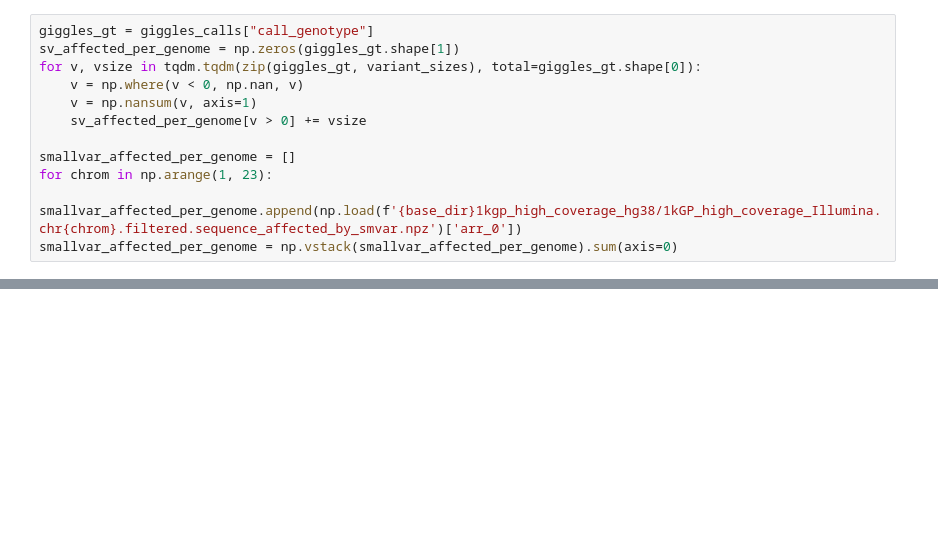
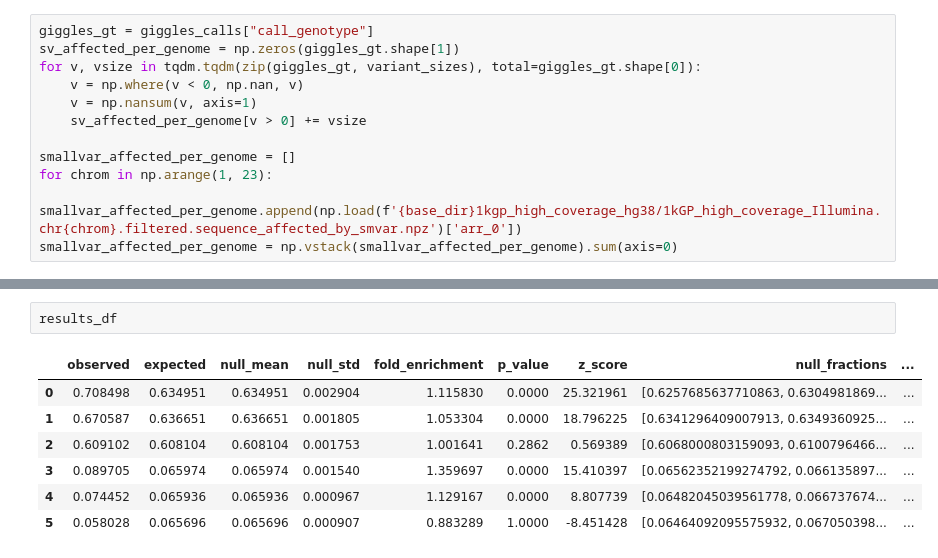
Before and after one commit to AkeyLab/sv_review, a Jupyter notebook: reanalyze_svs.ipynb, the cells around one changed output, grey strips where cells are left out. Saved outputs shown, nothing was run; the diff lists cells and outputs as text; blank space fills up the shorter version.

```diff
--- a/reanalyze_svs.ipynb
+++ b/reanalyze_svs.ipynb
@@ -1966,3 +2217,13 @@ Testing enrichment in Segmental Duplications...
 Segmental Duplications COMPLEX  25372  0.089705  0.065974         1.359697 15.410397   0.0000                 0.0         True
 Segmental Duplications     DEL  65720  0.074452  0.065936         1.129167  8.807739   0.0000                 0.0         True
 Segmental Duplications     INS  74705  0.058028  0.065696         0.883289 -8.451428   1.0000                 1.0        False
+# %%
+results_df
+# %% [output]
+|  | observed | expected | null_mean | null_std | fold_enrichment | p_value | z_score | null_fractions | ... |
+| 0 | 0.708498 | 0.634951 | 0.634951 | 0.002904 | 1.115830 | 0.0000 | 25.321961 | [0.6257685637710863, 0.6304981869... | ... |
+| 1 | 0.670587 | 0.636651 | 0.636651 | 0.001805 | 1.053304 | 0.0000 | 18.796225 | [0.6341296409007913, 0.6349360925... | ... |
+| 2 | 0.609102 | 0.608104 | 0.608104 | 0.001753 | 1.001641 | 0.2862 | 0.569389 | [0.6068000803159093, 0.6100796466... | ... |
+| 3 | 0.089705 | 0.065974 | 0.065974 | 0.001540 | 1.359697 | 0.0000 | 15.410397 | [0.06562352199274792, 0.066135897... | ... |
+| 4 | 0.074452 | 0.065936 | 0.065936 | 0.000967 | 1.129167 | 0.0000 | 8.807739 | [0.06482045039561778, 0.066737674... | ... |
+| 5 | 0.058028 | 0.065696 | 0.065696 | 0.000907 | 0.883289 | 1.0000 | -8.451428 | [0.06464092095575932, 0.067050398... | ... |
```
Also changed, not shown: parts of 4 cells of this notebook.
